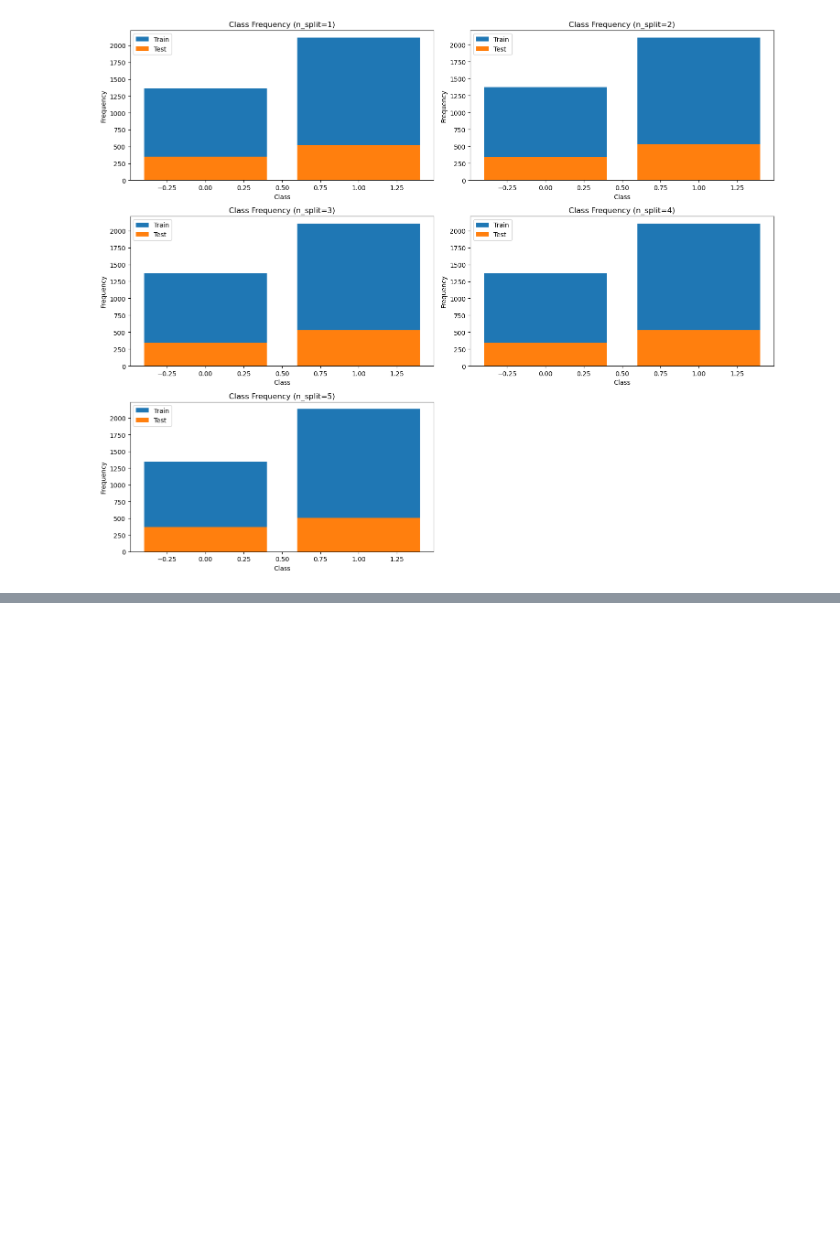
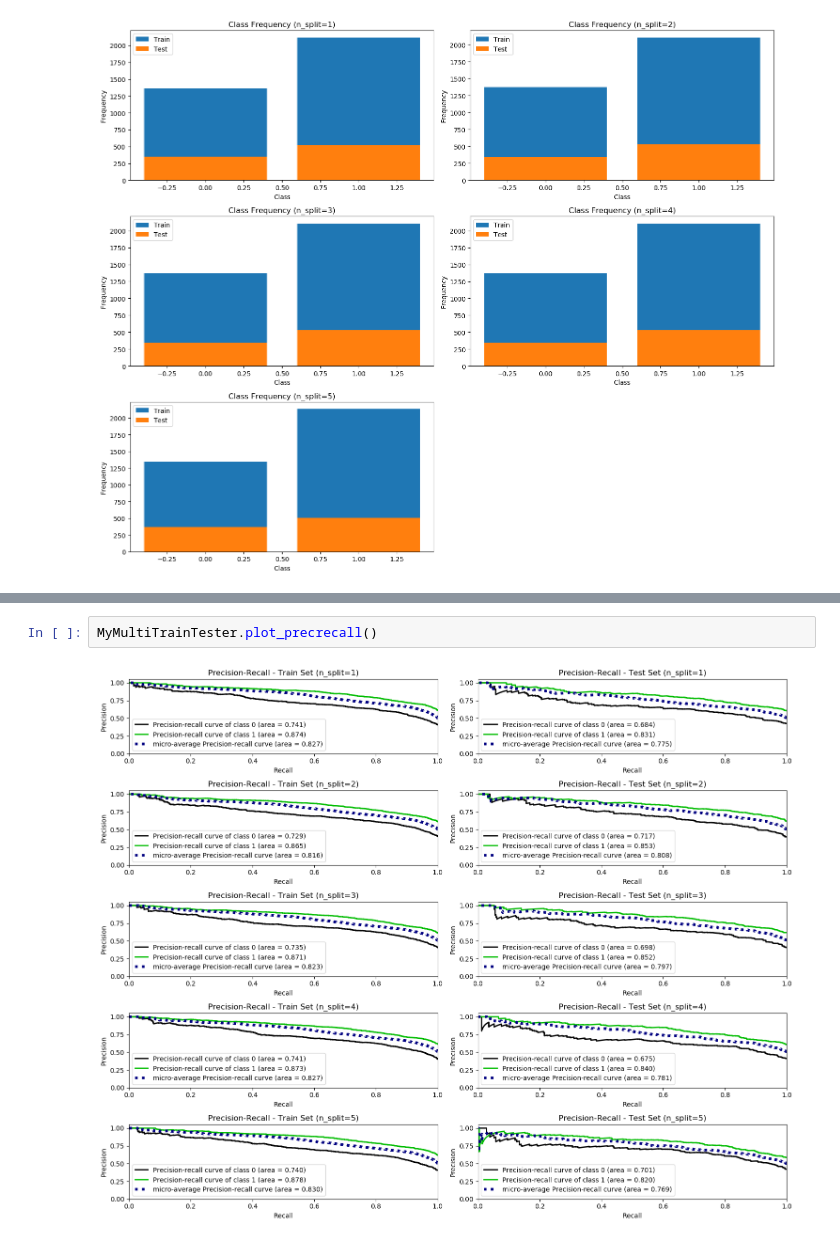
Before and after one commit to singjc/MetagenPipe, a Jupyter notebook: src/LogisticRegressionCV.ipynb, the cells around one changed output, grey strips where cells are left out. Drawn from its saved outputs; the diff is of its cells as text; blank space fills up the shorter version.

```diff
--- a/src/LogisticRegressionCV.ipynb
+++ b/src/LogisticRegressionCV.ipynb
@@ -200,0 +205,4 @@ MyMultiTrainTester.plot_class_freq(normalize=True)
+# %%
+MyMultiTrainTester.plot_precrecall()
+# %% [output]
+[figure, added]
```
Also changed, not shown: parts of 2 cells of this notebook, 3 other files.
